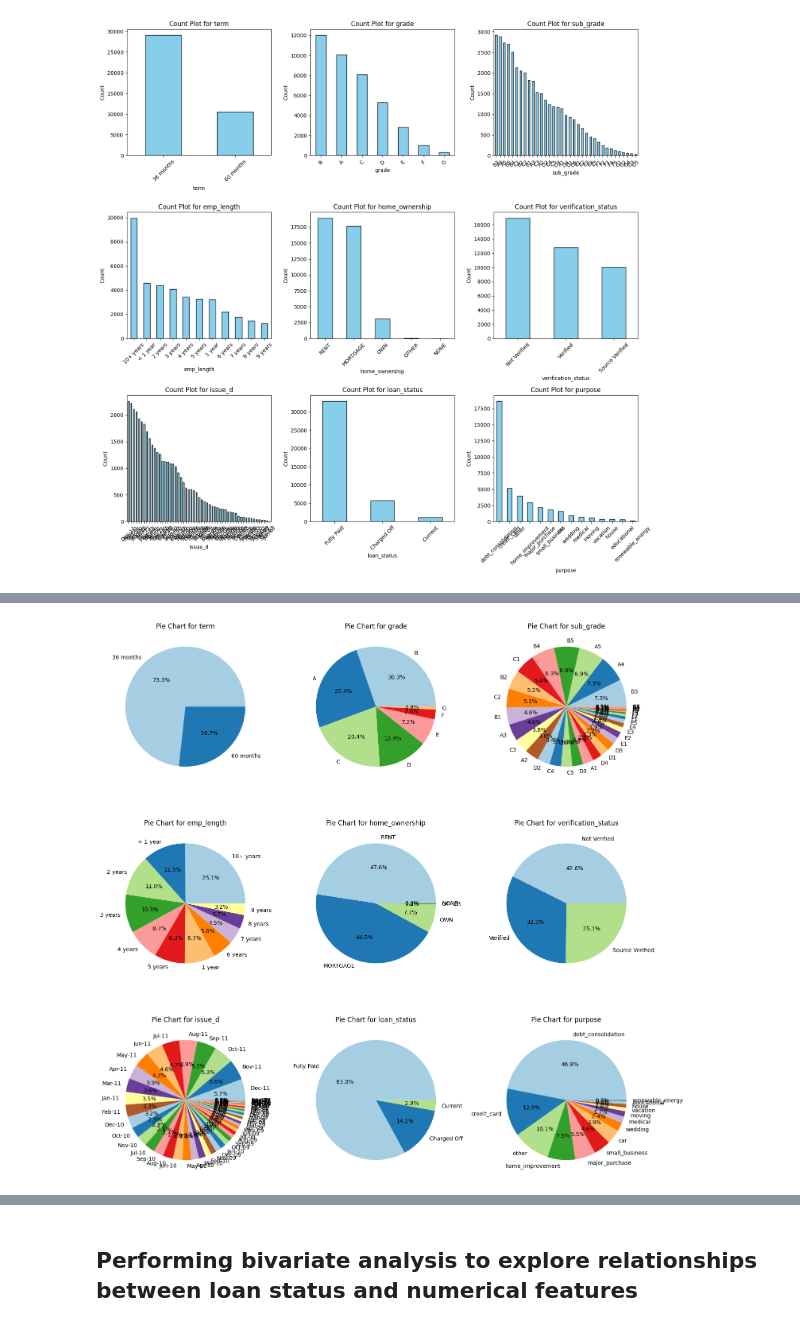
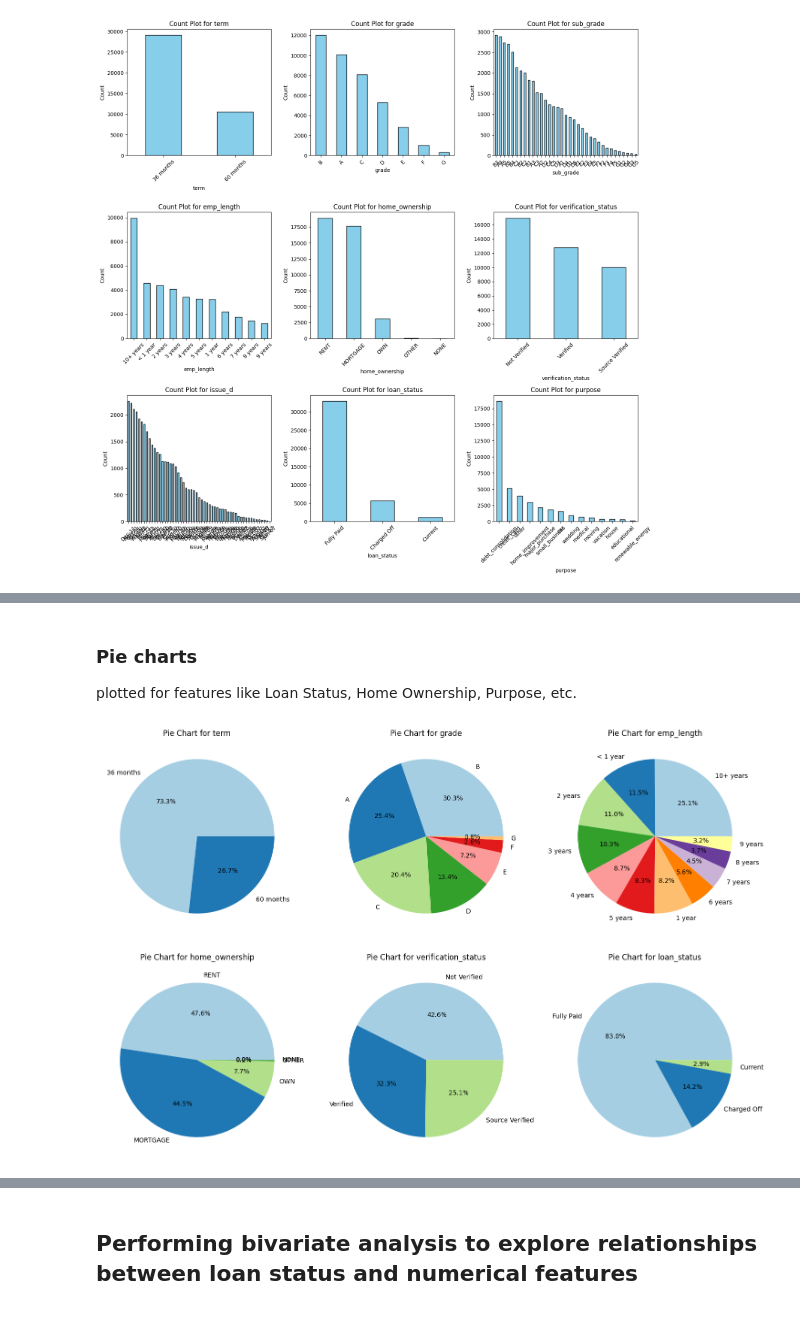
Before and after one commit to Harshareddy000/Loan_case_study, a Jupyter notebook: loan.ipynb, the cells around one changed output, grey strips where cells are left out. Cells and saved outputs as stored; diff of their text form; code cells hidden in the pictures.

```diff
--- a/loan.ipynb
+++ b/loan.ipynb
@@ -435,0 +532,3 @@ plt.show()
+# %%
+cat_col_new = ['term', 'grade',  'emp_length', 'home_ownership',
+       'verification_status',  'loan_status']
@@ -436,26 +540,28 @@ plt.show()
+# %% [markdown]
+### Pie charts
+plotted for features like Loan Status, Home Ownership, Purpose, etc.
 # %%
 
-
 # Define the number of rows and columns for subplots
-col_cnt = len(cat_col)
+col_cnt = len(cat_col_new)
 row_cnt = (col_cnt + 2) // 3  # Round up to calculate rows
 
 # Create subplots
 fig, axes = plt.subplots(row_cnt, 3, figsize=(15, 5 * row_cnt))
 axes = axes.flatten()
 
 # Plot pie charts for each categorical column
-for idx, column in enumerate(cat_col):
+for idx, column in enumerate(cat_col_new):
     df[column].value_counts().plot(kind='pie', ax=axes[idx], autopct='%1.1f%%', colors=plt.cm.Paired.colors)
     axes[idx].set_title(f'Pie Chart for {column}')
     axes[idx].set_ylabel('')  # Hide default ylabel for clean visuals
 
 # Remove unused axes, if any
 for unused_idx in range(idx + 1, len(axes)):
     fig.delaxes(axes[unused_idx])
 
 # Adjust layout for better visualization
 plt.tight_layout()
 plt.show()
 # %% [output]
-[figure, old version]
+[figure, new version]
```
Also changed, not shown: parts of 27 cells of this notebook.
